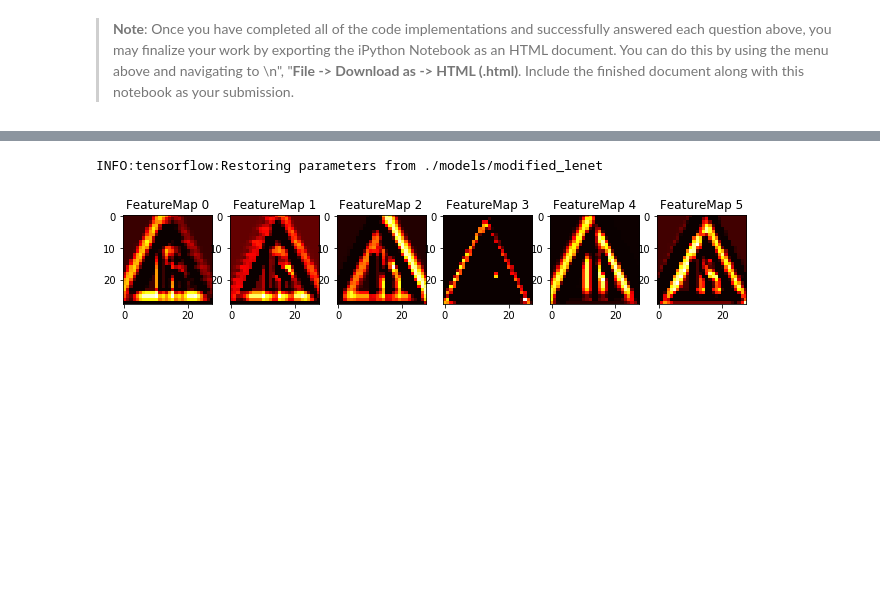
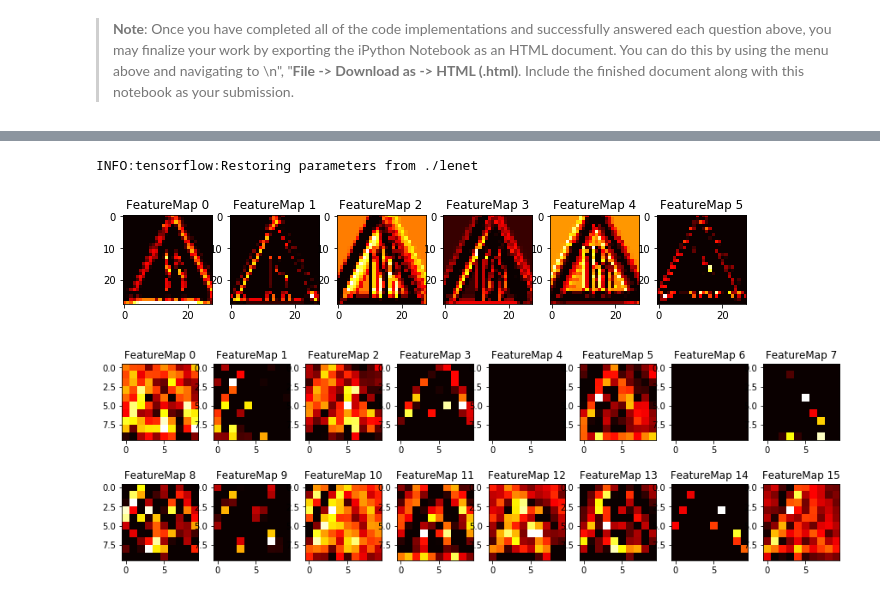
Before and after one commit to mrrocketraccoon/GermanTrafficSignClassifier, a Jupyter notebook: Traffic_Sign_Classifier.ipynb, the cells around one changed output, grey strips where cells are left out. Saved outputs shown, nothing was run; the diff lists cells and outputs as text; code cells hidden in the pictures; blank space fills up the shorter version.

Commit message:
Changes to training
-Corrected problem with dropout layer resulting in low accuracies
-Added visualization for accuracy and loss
-Added visualization of feature map learning

```diff
--- a/Traffic_Sign_Classifier.ipynb
+++ b/Traffic_Sign_Classifier.ipynb
@@ -342,8 +430,8 @@ X_new_normalized = (X_new_gray-128)/128
 prediction=tf.argmax(logits,1)
 
 with tf.Session() as sess:
-    saver.restore(sess, modelLocation)
-    predictions = sess.run(prediction, feed_dict={x: X_new_normalized})
+    saver.restore(sess, model_location)
+    predictions = sess.run(prediction, feed_dict={x: X_new_normalized, keep_prob: 1.0})
     print (predictions)
 # %% [output]
 INFO:tensorflow:Restoring parameters from ./models/modified_lenet
@@ -354,8 +442,8 @@ INFO:tensorflow:Restoring parameters from ./models/modified_lenet
 ### Calculate the accuracy for these 5 new images.
 ### For example, if the model predicted 1 out of 5 signs correctly, it's 20% accurate on these new images.
 with tf.Session() as sess:
-    saver.restore(sess, modelLocation)
-    accuracy = evaluate(X_new_normalized,y_new)
+    saver.restore(sess, model_location)
+    accuracy, _ = evaluate(X_new_normalized,y_new)
     print(accuracy)
 # %% [output]
 INFO:tensorflow:Restoring parameters from ./models/modified_lenet
@@ -404,12 +492,12 @@ Looking just at the first row we get `[ 0.34763842,  0.24879643,  0.12789202]`,
 ### Print out the top five softmax probabilities for the predictions on the German traffic sign images found on the web.
 ### Feel free to use as many code cells as needed.
 with tf.Session() as sess:
-    saver.restore(sess, modelLocation)
+    saver.restore(sess, model_location)
     preds = tf.nn.softmax(logits)
     #preds = sess.run(prediction, feed_dict={x: X_new_normalized})
     #top = sess.run(tf.nn.top_k(tf.constant(predictions), k=3))
     #print(top)
-    top = sess.run(tf.nn.top_k(preds, k=5), {x : X_new_normalized})
+    top = sess.run(tf.nn.top_k(preds, k=5), {x : X_new_normalized, keep_prob: 1.0})
     print(top)
 # %% [output]
 INFO:tensorflow:Restoring parameters from ./models/modified_lenet
@@ -468,7 +556,7 @@ def outputFeatureMap(image_input, tf_activation, activation_min=-1, activation_m
     # image_input =
     # Note: x should be the same name as your network's tensorflow data placeholder variable
     # If you get an error tf_activation is not defined it may be having trouble accessing the variable from inside a function
-    activation = tf_activation.eval(session=sess,feed_dict={x : image_input})
+    activation = tf_activation.eval(session=sess, feed_dict={x : image_input, keep_prob: 1.0})
     featuremaps = activation.shape[3]
     plt.figure(plt_num, figsize=(15,15))
     for featuremap in range(featuremaps):
@@ -484,10 +572,13 @@ def outputFeatureMap(image_input, tf_activation, activation_min=-1, activation_m
             plt.imshow(activation[0,:,:, featuremap], interpolation="nearest", cmap="hot")
 # %%
 with tf.Session() as sess:
-    saver.restore(sess, modelLocation)
+    saver.restore(sess, tf.train.latest_checkpoint('.'))
     conv1 = sess.graph.get_tensor_by_name('convolution1_relu:0')
-    image = np.array(X_new_normalized[0]).reshape(1, 32, 32, 1)
-    outputFeatureMap(image, conv1)
+    img = np.array(X_new_normalized[0]).reshape(1,32,32,1)
+    outputFeatureMap(img, conv1)
+    conv2 = sess.graph.get_tensor_by_name('convolution2_relu:0')
+    outputFeatureMap(img, conv2, plt_num=2)
 # %% [output]
-INFO:tensorflow:Restoring parameters from ./models/modified_lenet
+INFO:tensorflow:Restoring parameters from ./lenet
-[figure, old version]
+[figure, new version]
+[figure, added]
```
Also changed, not shown: parts of 11 cells of this notebook.
